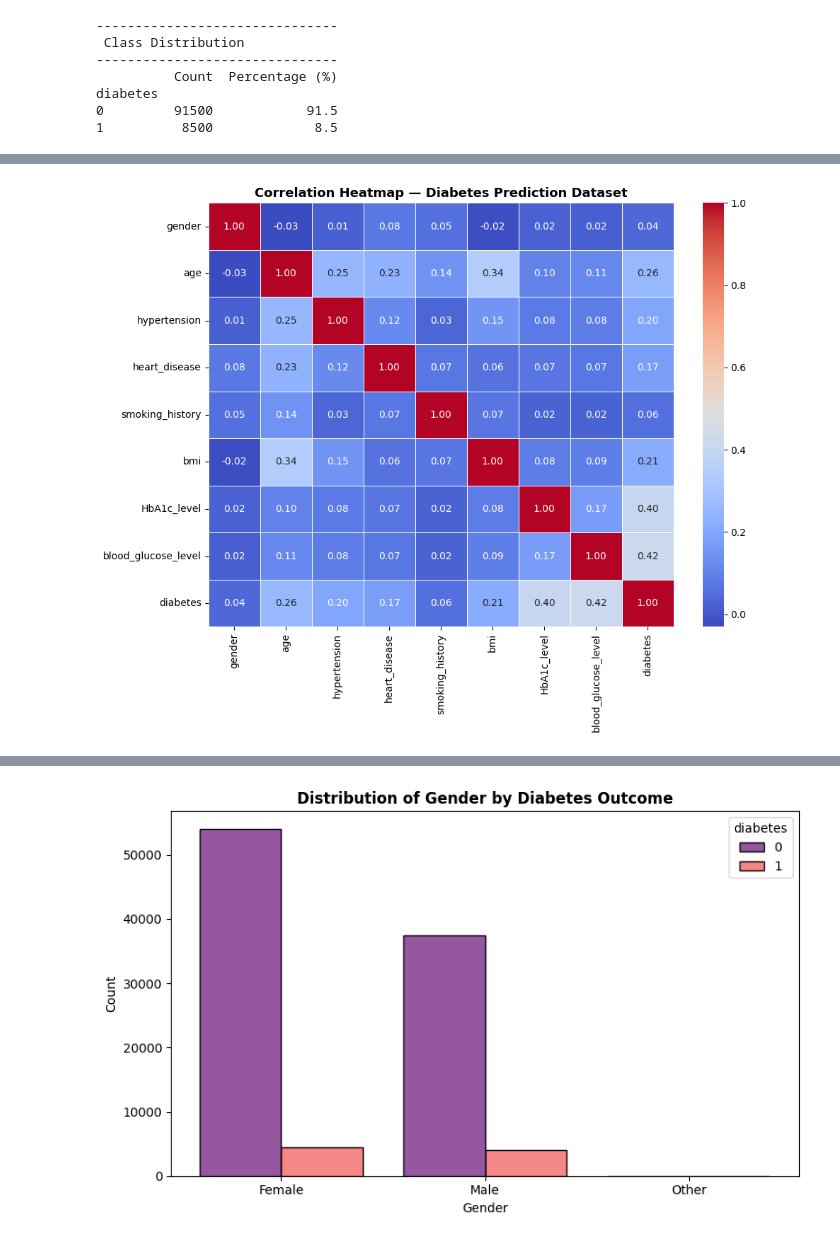
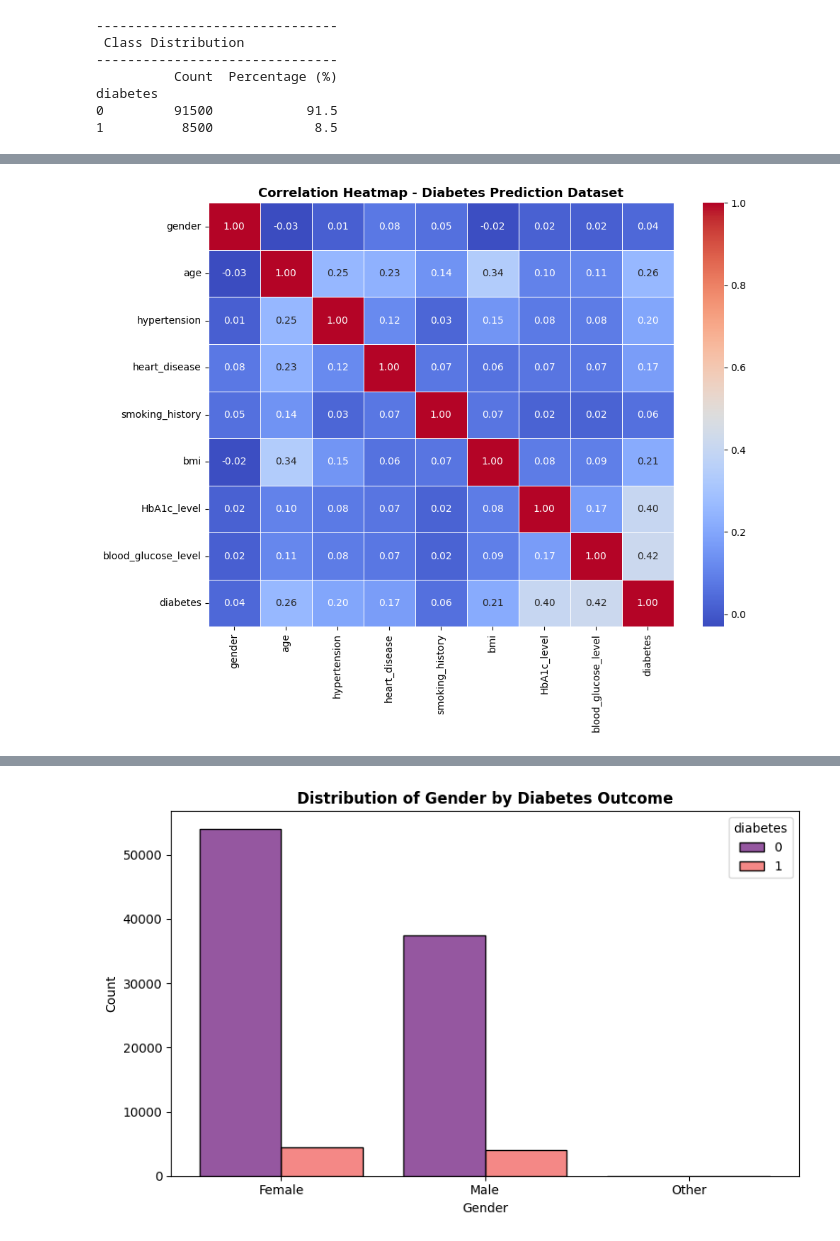
Before and after one commit to COMP3608-Intelligent-Systems-Project/Predicting-Type-2-Diabetes, a Jupyter notebook: notebooks/Diabetes_Prediction_Processing.ipynb, the cells around one changed output, grey strips where cells are left out. Cells and saved outputs as stored; diff of their text form; code cells hidden in the pictures.

```diff
--- a/notebooks/Diabetes_Prediction_Processing.ipynb
+++ b/notebooks/Diabetes_Prediction_Processing.ipynb
@@ -167,9 +223,9 @@ for col in categorical_cols:
 # %%
 fig, ax = plt.subplots(figsize=(10, 8))
 sns.heatmap(df_encoded.corr(numeric_only=True), annot=True, fmt='.2f', cmap='coolwarm', linewidths=0.5, ax=ax)
-ax.set_title('Correlation Heatmap — Diabetes Prediction Dataset', fontsize=13, fontweight='bold')
+ax.set_title('Correlation Heatmap - Diabetes Prediction Dataset', fontsize=13, fontweight='bold')
 plt.tight_layout()
 plt.savefig('correlation_heatmap_diabetes_prediction.png', dpi=150)
 plt.show()
 # %% [output]
-[figure, old version]
+[figure, new version]
```
Also changed, not shown: parts of 32 cells of this notebook.
